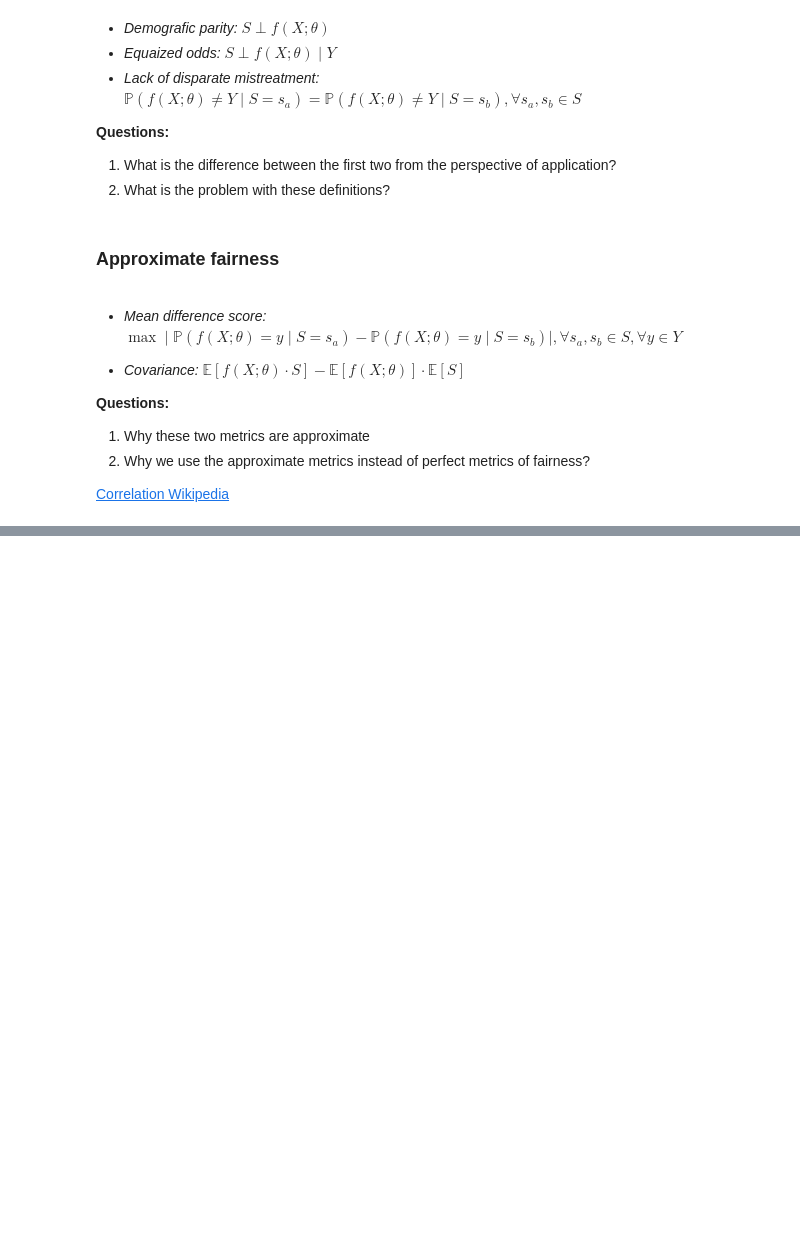
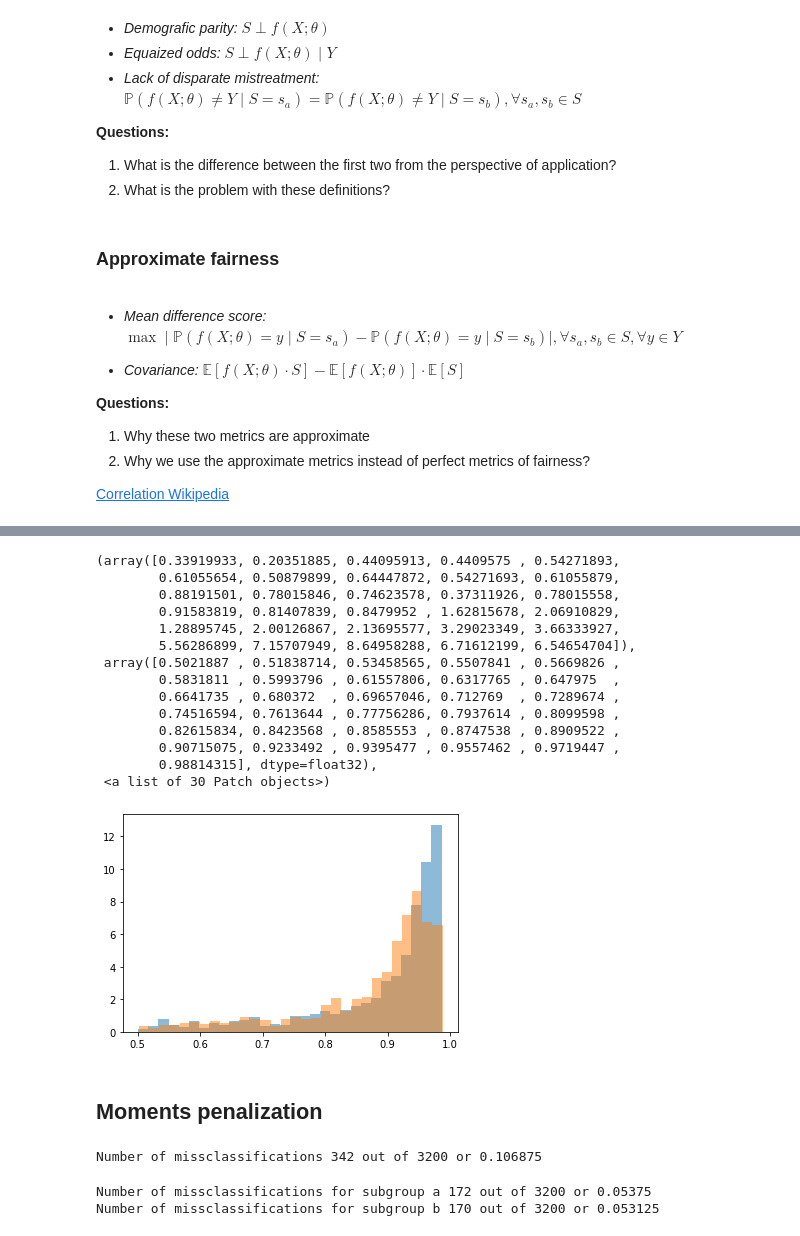
Before and after one commit to valeriu-balaban/fair-ml-presentation, a Jupyter notebook: Fair_ML_Presentation.ipynb, the cells around one changed output, grey strips where cells are left out. Cells and saved outputs as stored; diff of their text form; code cells hidden in the pictures; blank space fills up the shorter version.

```diff
--- a/Fair_ML_Presentation.ipynb
+++ b/Fair_ML_Presentation.ipynb
@@ -271,0 +369,30 @@ To simplify things we will focus only on classification. Although, the methods w
+# %%
+# Select predicted prob by subgroup
+y_mask  = (y_class == y_test)
+x_group = X_test[:, 2][y_mask]
+
+
+pred_prob   = torch.tensor([y[idx].item() for y, idx in zip(y_hat.softmax(dim=1), y_test)])
+pred_prob_a = pred_prob[y_mask][x_group < 0]
+pred_prob_b = pred_prob[y_mask][x_group > 0]
+
+plt.hist(pred_prob_a.numpy(), alpha=0.5, bins=30, density=True)
+plt.hist(pred_prob_b.numpy(), alpha=0.5, bins=30, density=True)
+# %% [output]
+(array([0.33919933, 0.20351885, 0.44095913, 0.4409575 , 0.54271893,
+        0.61055654, 0.50879899, 0.64447872, 0.54271693, 0.61055879,
+        0.88191501, 0.78015846, 0.74623578, 0.37311926, 0.78015558,
+        0.91583819, 0.81407839, 0.8479952 , 1.62815678, 2.06910829,
+        1.28895745, 2.00126867, 2.13695577, 3.29023349, 3.66333927,
+        5.56286899, 7.15707949, 8.64958288, 6.71612199, 6.54654704]),
+ array([0.5021887 , 0.51838714, 0.53458565, 0.5507841 , 0.5669826 ,
+        0.5831811 , 0.5993796 , 0.61557806, 0.6317765 , 0.647975  ,
+        0.6641735 , 0.680372  , 0.69657046, 0.712769  , 0.7289674 ,
+        0.74516594, 0.7613644 , 0.77756286, 0.7937614 , 0.8099598 ,
+        0.82615834, 0.8423568 , 0.8585553 , 0.8747538 , 0.8909522 ,
+        0.90715075, 0.9233492 , 0.9395477 , 0.9557462 , 0.9719447 ,
+        0.98814315], dtype=float32),
+ <a list of 30 Patch objects>)
+[figure, added]
+# %% [markdown]
+## Moments penalization
@@ -271,0 +452,21 @@ To simplify things we will focus only on classification. Although, the methods w
+# %%
+# Evaluate model
+
+with torch.no_grad():
+  y_hat = model(X_test)
+
+y_class = y_hat.argmax(dim=1)
+
+
+print("Number of missclassifications", (y_class != y_test).sum().item(), "out of", y_test.shape[0], "or", (y_class != y_test).sum().item() /  y_test.shape[0])
+# %% [output]
+Number of missclassifications 342 out of 3200 or 0.106875
+# %%
+y_mask  = (y_class != y_test)
+x_group = X_test[:, 2][y_mask]
+
+print("Number of missclassifications for subgroup a", (x_group < 0).sum().item(), "out of", y_test.shape[0], "or", (x_group < 0).sum().item() /  y_test.shape[0])
+print("Number of missclassifications for subgroup b", (x_group > 0).sum().item(), "out of", y_test.shape[0], "or", (x_group > 0).sum().item() /  y_test.shape[0])
+# %% [output]
+Number of missclassifications for subgroup a 172 out of 3200 or 0.05375
+Number of missclassifications for subgroup b 170 out of 3200 or 0.053125
```
Also changed, not shown: parts of 7 cells of this notebook.
